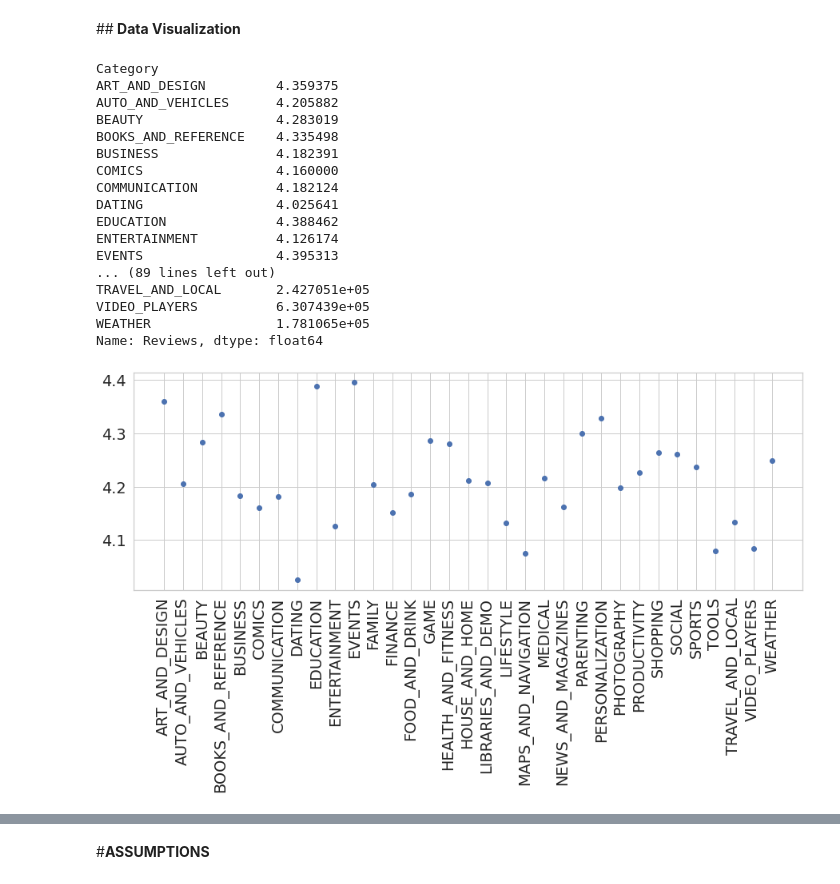
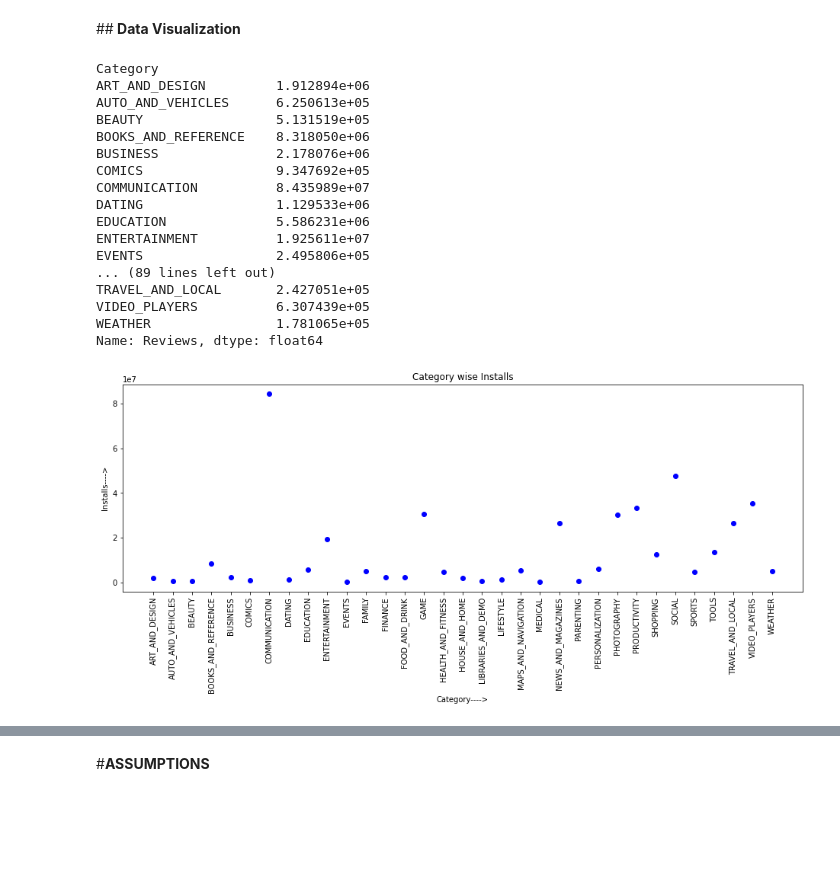
Before and after one commit to Harisha-AlmaBetter/Play-Store-Analysis-EDA-AlmaBetter, a Jupyter notebook: Play_Store_App_Review_Analysis_Capstone_Project_Harisha.ipynb, the cells around one changed output, grey strips where cells are left out. Cells and saved outputs as stored; diff of their text form; code cells hidden in the pictures; blank space fills up the shorter version.

```diff
--- a/Play_Store_App_Review_Analysis_Capstone_Project_Harisha.ipynb
+++ b/Play_Store_App_Review_Analysis_Capstone_Project_Harisha.ipynb
@@ -357,0 +495,9 @@ apps_df.describe()#Summary stats after cleaning
+# %%
+plt.figure(figsize=(14,7))
+plt.xticks(rotation=90)
+plt.xlabel("Category")
+plt.ylabel("Installs")
+plt.title("Number of installed applications for each Category")
+sns.barplot(top_20_category_installs.Category, top_20_category_installs.Installs)
+sns.set_context("poster", font_scale = 1, rc={"grid.linewidth": 5})
+plt.show()
@@ -357,0 +608,2 @@ apps_df.describe()#Summary stats after cleaning
+# %%
+apps_df['Gaming Category App'] = apps_df['Category']=='GAME'
@@ -357,0 +645,4 @@ apps_df.describe()#Summary stats after cleaning
+# %%
+# Converting KB to MB
+apps_df['Size'] = apps_df['Size'].apply(lambda x: str(x).replace('Varies with device', 'NaN') if 'Varies with device' in str(x) else x)
+apps_df['Size'] = apps_df['Size'].apply(lambda x: str(x).replace(',', '') if 'M' in str(x) else x)
@@ -359,7 +737,7 @@ apps_df.describe()#Summary stats after cleaning
 ##<b> Data Visualization
 # %%
 grp = apps_df.groupby('Category')
-x = grp['Rating'].agg(np.mean)
+x = grp['Installs'].agg(np.mean)
 y = grp['Price'].agg(np.sum)
 z = grp['Reviews'].agg(np.mean)
 print(x)
@@ -367,26 +745,29 @@ print(y)
 print(z)#grouping all apps storing in grp
 # %% [output]
 Category
-ART_AND_DESIGN         4.359375
-AUTO_AND_VEHICLES      4.205882
-BEAUTY                 4.283019
-BOOKS_AND_REFERENCE    4.335498
-BUSINESS               4.182391
-COMICS                 4.160000
-COMMUNICATION          4.182124
-DATING                 4.025641
-EDUCATION              4.388462
-ENTERTAINMENT          4.126174
-EVENTS                 4.395313
+ART_AND_DESIGN         1.912894e+06
+AUTO_AND_VEHICLES      6.250613e+05
+BEAUTY                 5.131519e+05
+BOOKS_AND_REFERENCE    8.318050e+06
+BUSINESS               2.178076e+06
+COMICS                 9.347692e+05
+COMMUNICATION          8.435989e+07
+DATING                 1.129533e+06
+EDUCATION              5.586231e+06
+ENTERTAINMENT          1.925611e+07
+EVENTS                 2.495806e+05
 ... (89 lines left out)
 TRAVEL_AND_LOCAL       2.427051e+05
 VIDEO_PLAYERS          6.307439e+05
 WEATHER                1.781065e+05
 Name: Reviews, dtype: float64
 # %%
-plt.figure(figsize=(15,5))
+plt.figure(figsize=(16,5))
 plt.plot(x, 'ro',color = 'b')
 plt.xticks(rotation=90)
+plt.title('Category wise Installs')
+plt.xlabel('Category---->')
+plt.ylabel('Installs---->')
 plt.show()
 # %% [output]
-[figure, old version]
+[figure, new version]
```
Also changed, not shown: parts of 127 cells of this notebook.
